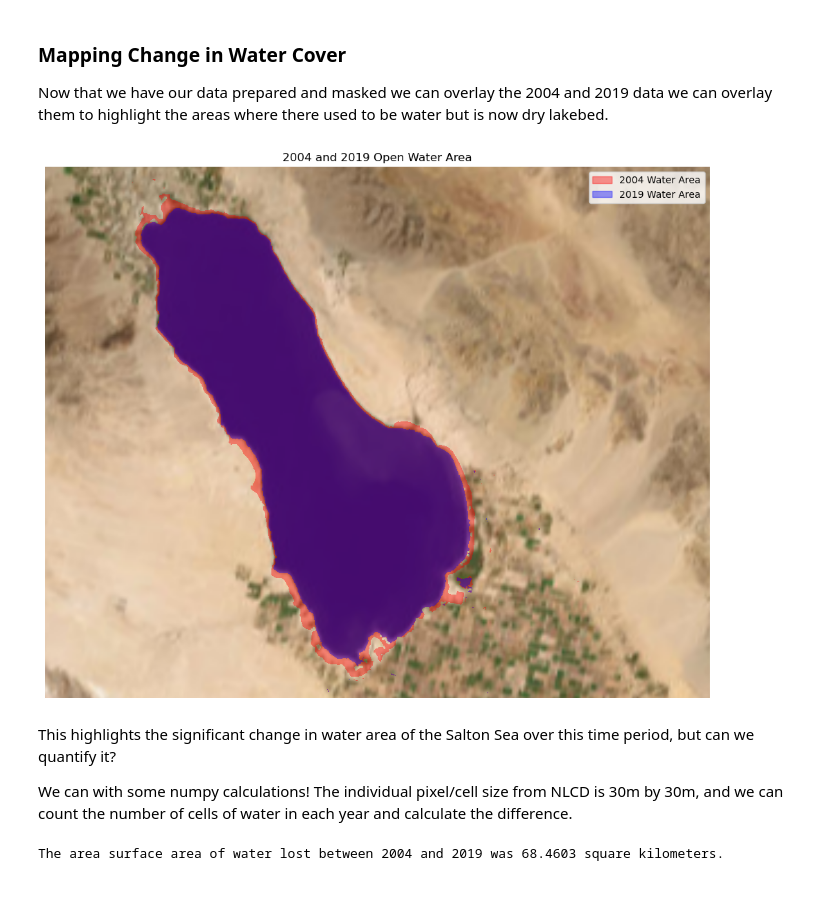
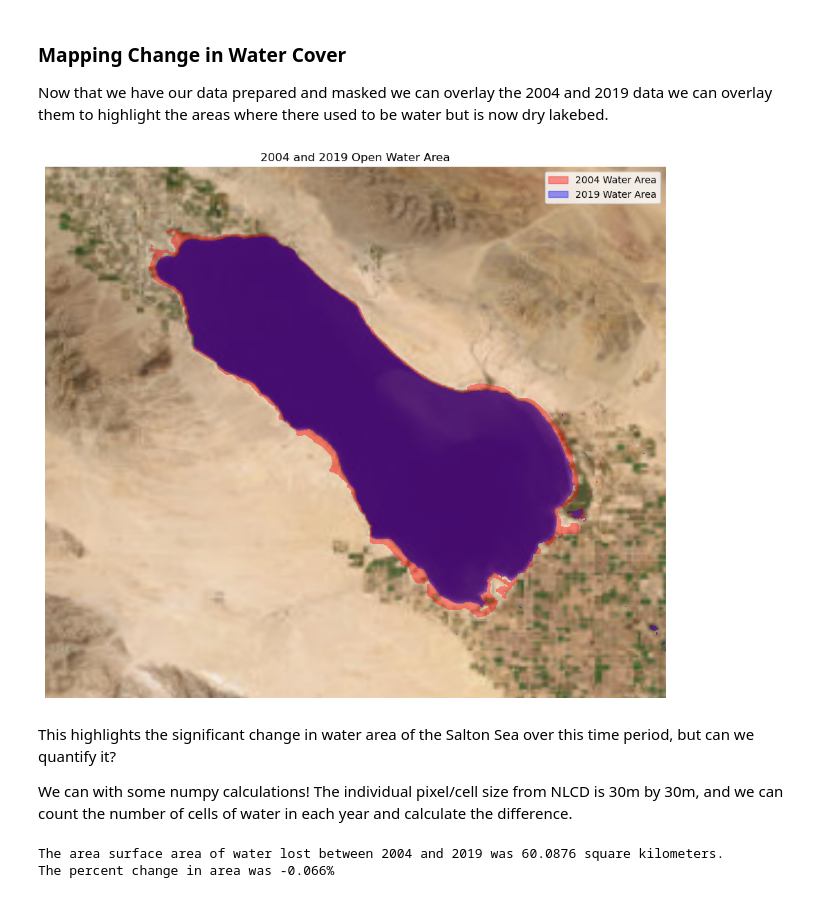
Before and after one commit to STReichert/Salton_Sea_Environmental_Disaster, a Jupyter notebook: final/Cropped_WaterCover.ipynb, the cells around one changed output. Cells and saved outputs as stored; diff of their text form; code cells hidden in the pictures.

```diff
--- a/final/Cropped_WaterCover.ipynb
+++ b/final/Cropped_WaterCover.ipynb
@@ -34,33 +77,34 @@ Now that we have our data prepared and masked we can overlay the 2004 and 2019 d
 # %%
 fig, ax = plt.subplots(figsize=(15,10)) # create a figure and axis object to map onto and set the figure size.
 plt.imshow(data_masked[years[1]], extent=rasterio.plot.plotting_extent(data[years[1]]), cmap=ListedColormap(['blue']), zorder= 15, alpha=.4) #plot data, set extent to geography, set color and drawing order
 plt.imshow(data_masked[years[0]], extent=rasterio.plot.plotting_extent(data[years[0]]), cmap=ListedColormap(['red']), zorder= 10, alpha=.4)
 
 # creates legend items
 handles = [
     Patch(color='red', label='2004 Water Area', alpha=.4),
     Patch(color='blue', label='2019 Water Area', alpha=.4)
 ]
 
 ctx.add_basemap(
     ax,
     crs=data[2004].read_crs(),
     source=ctx.providers.Esri.WorldImagery,
     zorder=5,
     attribution_size=4
 )
 
-plt.xlim(-1.85e6, -1.775e6) #Crop image using projected reference system
-plt.ylim(1.3e6, 1.36e6)
+ #Crop image using projected reference system
+plt.xlim(-116.2,-115.5)
+plt.ylim(33, 33.6)
 plt.axis('off')
 
 plt.title('2004 and 2019 Open Water Area')
 ax.legend(handles=handles)
 
 plt.savefig('graphs/Water_cover.png', transparent=True)
 plt.show()
 # %% [output]
-[figure, old version]
+[figure, new version]
 # %% [markdown]
 This highlights the significant change in water area of the Salton Sea over this time period, but can we quantify it?
 
@@ -70,7 +114,10 @@ count_19 = np.count_nonzero(data[2019].read(1) == 11)
 count_04 = np.count_nonzero(data[2004].read(1) == 11)
 
 sq_km = (count_04 - count_19)*900/1e6
+pct_change = (count_19-count_04)/count_04
 
 print(f'The area surface area of water lost between 2004 and 2019 was {sq_km} square kilometers.')
+print(f'The percent change in area was {pct_change.__round__(3)}%')
 # %% [output]
-The area surface area of water lost between 2004 and 2019 was 68.4603 square kilometers.
+The area surface area of water lost between 2004 and 2019 was 60.0876 square kilometers.
+The percent change in area was -0.066%
```
Also changed, not shown: parts of 2 cells of this notebook, 2 other files.
